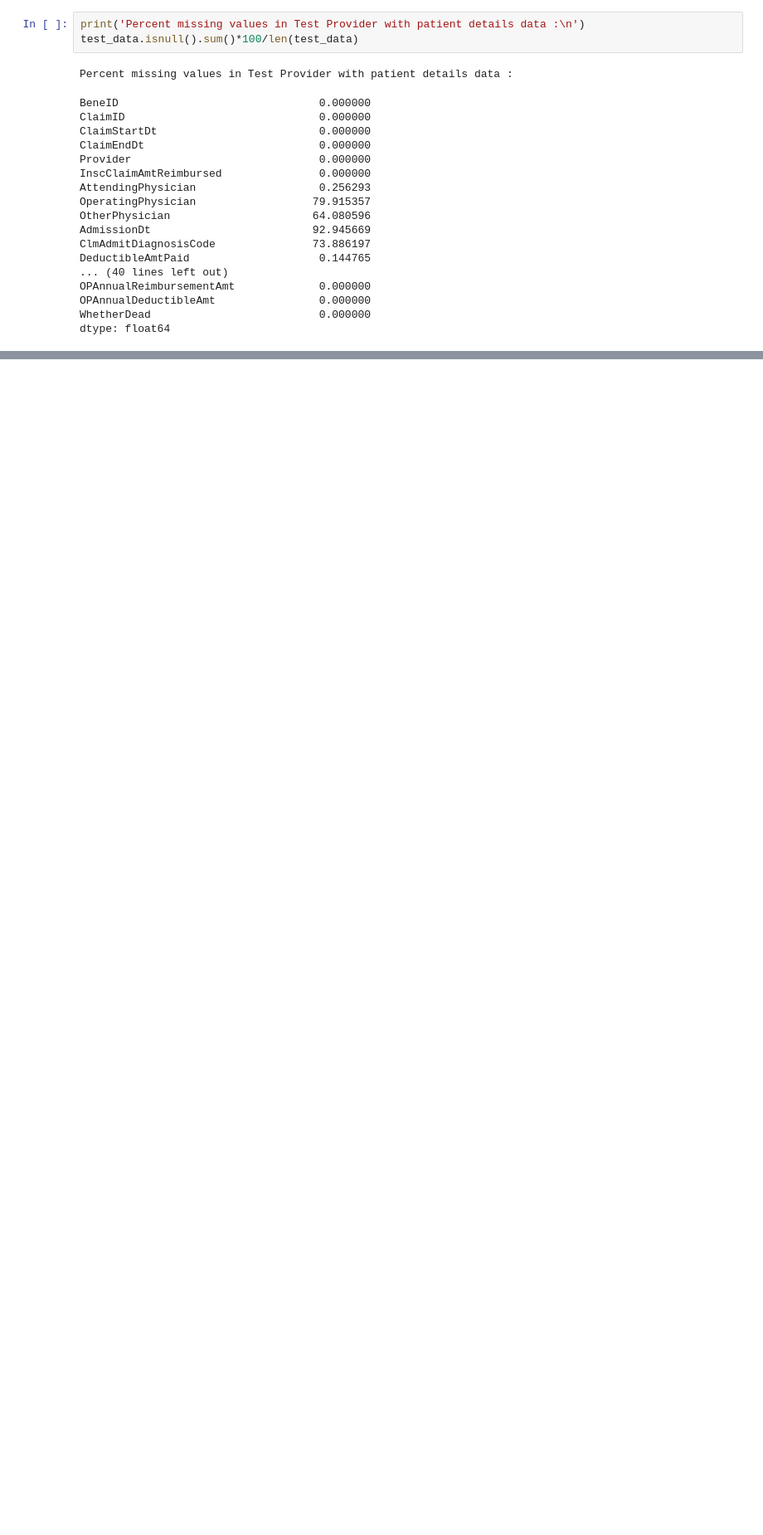
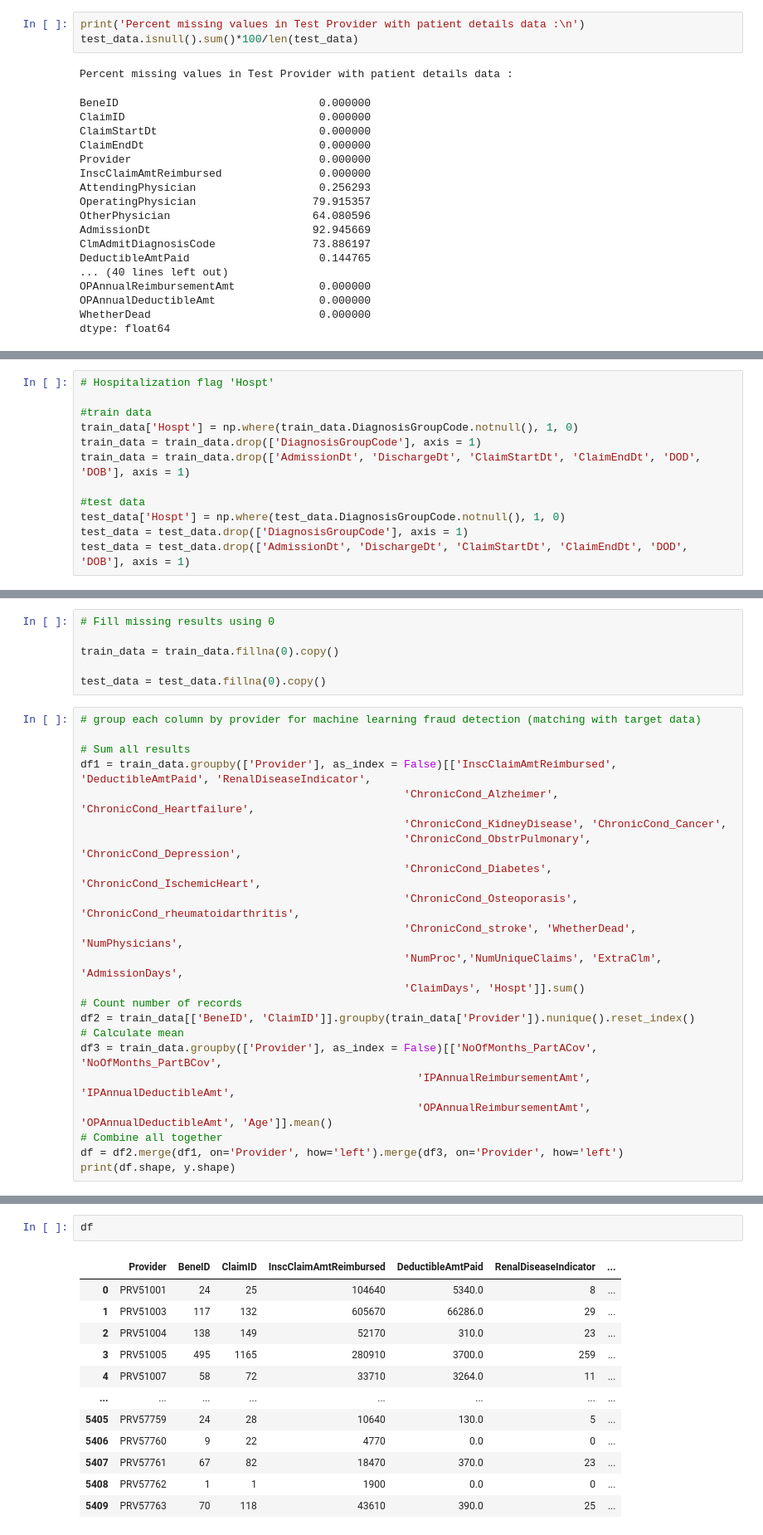
Before and after one commit to asheshbyanju/Health_Provider_Fraud_Detection_Analysis, a Jupyter notebook: Health Provider Fraud Detection Analysis.ipynb, the cells around one changed output, grey strips where cells are left out. Shown at 83% size. Saved outputs shown, nothing was run; the diff lists cells and outputs as text; blank space fills up the shorter version.

```diff
--- a/Health Provider Fraud Detection Analysis.ipynb
+++ b/Health Provider Fraud Detection Analysis.ipynb
@@ -291,0 +440,12 @@ dtype: float64
+# %%
+# Hospitalization flag 'Hospt'
+
+#train data
+train_data['Hospt'] = np.where(train_data.DiagnosisGroupCode.notnull(), 1, 0)
+train_data = train_data.drop(['DiagnosisGroupCode'], axis = 1)
+train_data = train_data.drop(['AdmissionDt', 'DischargeDt', 'ClaimStartDt', 'ClaimEndDt', 'DOD', 'DOB'], axis = 1)
+
+#test data
+test_data['Hospt'] = np.where(test_data.DiagnosisGroupCode.notnull(), 1, 0)
+test_data = test_data.drop(['DiagnosisGroupCode'], axis = 1)
+test_data = test_data.drop(['AdmissionDt', 'DischargeDt', 'ClaimStartDt', 'ClaimEndDt', 'DOD', 'DOB'], axis = 1)
@@ -291,0 +491,28 @@ dtype: float64
+# %%
+# Fill missing results using 0
+
+train_data = train_data.fillna(0).copy()
+
+test_data = test_data.fillna(0).copy()
+# %%
+# group each column by provider for machine learning fraud detection (matching with target data)
+
+# Sum all results
+df1 = train_data.groupby(['Provider'], as_index = False)[['InscClaimAmtReimbursed', 'DeductibleAmtPaid', 'RenalDiseaseIndicator',
+                                                  'ChronicCond_Alzheimer', 'ChronicCond_Heartfailure',
+                                                  'ChronicCond_KidneyDisease', 'ChronicCond_Cancer',
+                                                  'ChronicCond_ObstrPulmonary', 'ChronicCond_Depression',
+                                                  'ChronicCond_Diabetes', 'ChronicCond_IschemicHeart',
+                                                  'ChronicCond_Osteoporasis', 'ChronicCond_rheumatoidarthritis',
+                                                  'ChronicCond_stroke', 'WhetherDead', 'NumPhysicians',
+                                                  'NumProc','NumUniqueClaims', 'ExtraClm', 'AdmissionDays',
+                                                  'ClaimDays', 'Hospt']].sum()
+# Count number of records
+df2 = train_data[['BeneID', 'ClaimID']].groupby(train_data['Provider']).nunique().reset_index()
+# Calculate mean
+df3 = train_data.groupby(['Provider'], as_index = False)[['NoOfMonths_PartACov', 'NoOfMonths_PartBCov',
+                                                    'IPAnnualReimbursementAmt', 'IPAnnualDeductibleAmt',
+                                                    'OPAnnualReimbursementAmt', 'OPAnnualDeductibleAmt', 'Age']].mean()
+# Combine all together
+df = df2.merge(df1, on='Provider', how='left').merge(df3, on='Provider', how='left')
+print(df.shape, y.shape)
@@ -291,0 +545,15 @@ dtype: float64
+# %%
+df
+# %% [output]
+|  | Provider | BeneID | ClaimID | InscClaimAmtReimbursed | DeductibleAmtPaid | RenalDiseaseIndicator | ... |
+| 0 | PRV51001 | 24 | 25 | 104640 | 5340.0 | 8 | ... |
+| 1 | PRV51003 | 117 | 132 | 605670 | 66286.0 | 29 | ... |
+| 2 | PRV51004 | 138 | 149 | 52170 | 310.0 | 23 | ... |
+| 3 | PRV51005 | 495 | 1165 | 280910 | 3700.0 | 259 | ... |
+| 4 | PRV51007 | 58 | 72 | 33710 | 3264.0 | 11 | ... |
+| ... | ... | ... | ... | ... | ... | ... | ... |
+| 5405 | PRV57759 | 24 | 28 | 10640 | 130.0 | 5 | ... |
+| 5406 | PRV57760 | 9 | 22 | 4770 | 0.0 | 0 | ... |
+| 5407 | PRV57761 | 67 | 82 | 18470 | 370.0 | 23 | ... |
+| 5408 | PRV57762 | 1 | 1 | 1900 | 0.0 | 0 | ... |
+| 5409 | PRV57763 | 70 | 118 | 43610 | 390.0 | 25 | ... |
```
Also changed, not shown: parts of 42 cells of this notebook.
